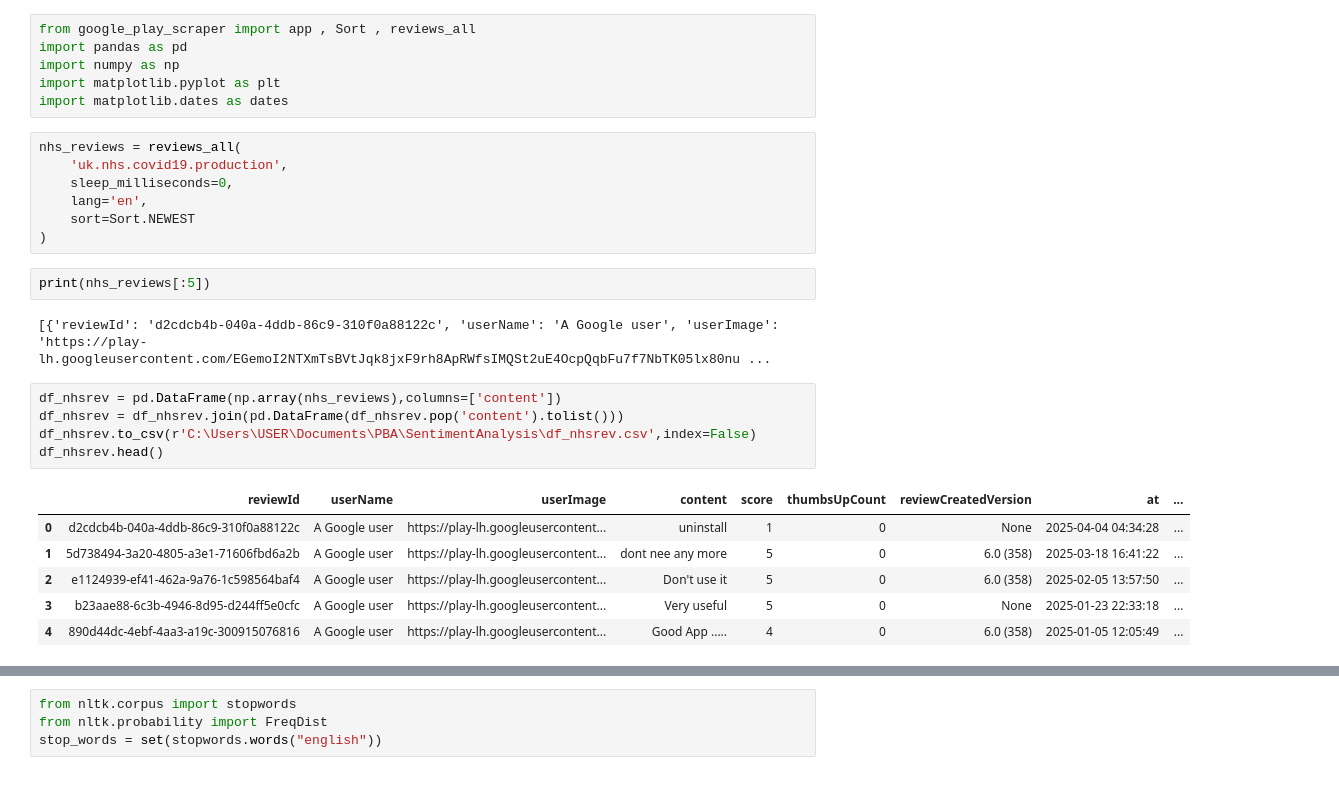
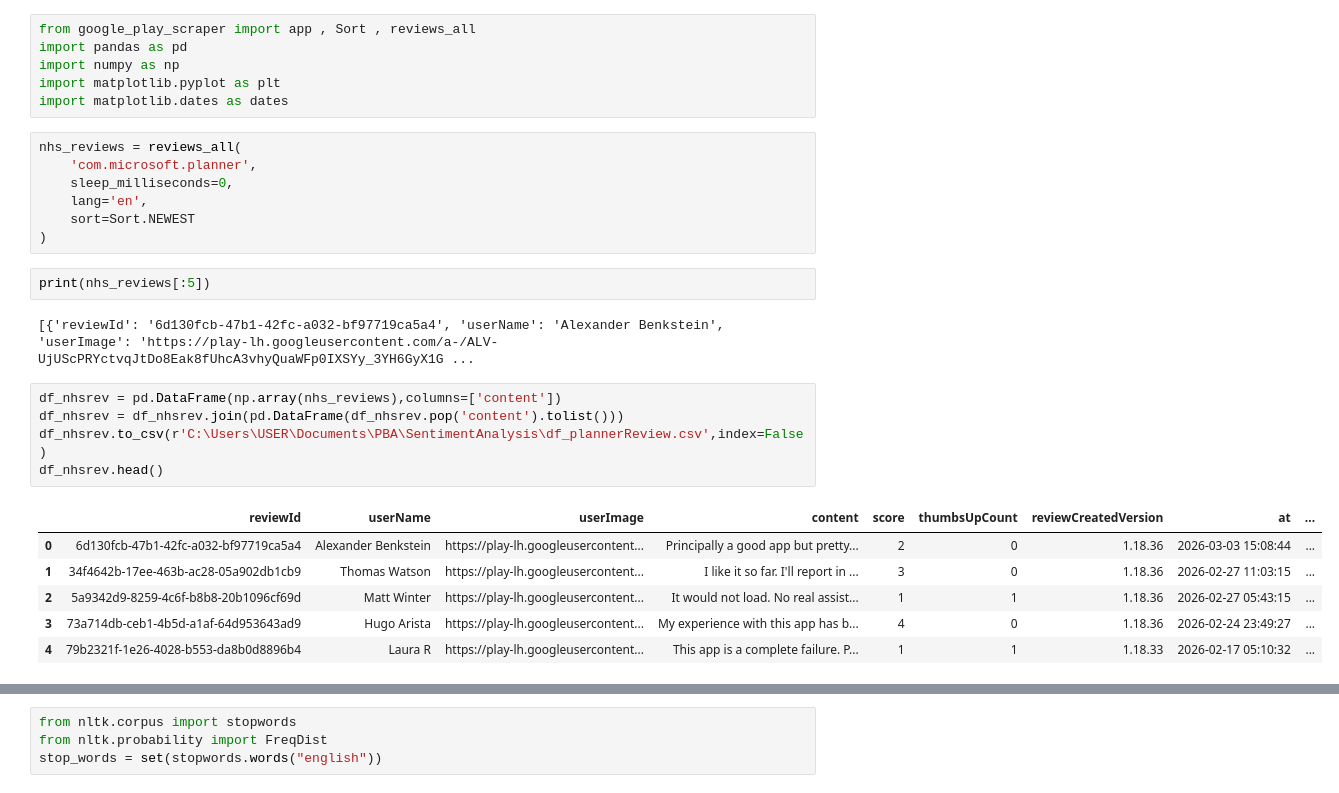
Before and after one commit to adelinewidyatmoko/PBA_MicrosoftPlannerSentimentAnalysis, a Jupyter notebook: ScrappingNHSReviews.ipynb, the cells around one changed output, grey strips where cells are left out. Saved outputs shown, nothing was run; the diff lists cells and outputs as text.

```diff
--- a/ScrappingNHSReviews.ipynb
+++ b/ScrappingNHSReviews.ipynb
@@ -40,7 +40,7 @@ import matplotlib.pyplot as plt
 import matplotlib.dates as dates
 # %%
 nhs_reviews = reviews_all(
-    'uk.nhs.covid19.production',
+    'com.microsoft.planner',
     sleep_milliseconds=0,
     lang='en',
     sort=Sort.NEWEST
@@ -48,19 +48,19 @@ nhs_reviews = reviews_all(
 # %%
 print(nhs_reviews[:5])
 # %% [output]
-[{'reviewId': 'd2cdcb4b-040a-4ddb-86c9-310f0a88122c', 'userName': 'A Google user', 'userImage': 'https://play-lh.googleusercontent.com/EGemoI2NTXmTsBVtJqk8jxF9rh8ApRWfsIMQSt2uE4OcpQqbFu7f7NbTK05lx80nu ...
+[{'reviewId': '6d130fcb-47b1-42fc-a032-bf97719ca5a4', 'userName': 'Alexander Benkstein', 'userImage': 'https://play-lh.googleusercontent.com/a-/ALV-UjUScPRYctvqJtDo8Eak8fUhcA3vhyQuaWFp0IXSYy_3YH6GyX1G ...
 # %%
 df_nhsrev = pd.DataFrame(np.array(nhs_reviews),columns=['content'])
 df_nhsrev = df_nhsrev.join(pd.DataFrame(df_nhsrev.pop('content').tolist()))
-df_nhsrev.to_csv(r'C:\Users\USER\Documents\PBA\SentimentAnalysis\df_nhsrev.csv',index=False)
+df_nhsrev.to_csv(r'C:\Users\USER\Documents\PBA\SentimentAnalysis\df_plannerReview.csv',index=False)
 df_nhsrev.head()
 # %% [output]
 |  | reviewId | userName | userImage | content | score | thumbsUpCount | reviewCreatedVersion | at | ... |
-| 0 | d2cdcb4b-040a-4ddb-86c9-310f0a88122c | A Google user | https://play-lh.googleusercontent... | uninstall | 1 | 0 | None | 2025-04-04 04:34:28 | ... |
-| 1 | 5d738494-3a20-4805-a3e1-71606fbd6a2b | A Google user | https://play-lh.googleusercontent... | dont nee any more | 5 | 0 | 6.0 (358) | 2025-03-18 16:41:22 | ... |
-| 2 | e1124939-ef41-462a-9a76-1c598564baf4 | A Google user | https://play-lh.googleusercontent... | Don't use it | 5 | 0 | 6.0 (358) | 2025-02-05 13:57:50 | ... |
-| 3 | b23aae88-6c3b-4946-8d95-d244ff5e0cfc | A Google user | https://play-lh.googleusercontent... | Very useful | 5 | 0 | None | 2025-01-23 22:33:18 | ... |
-| 4 | 890d44dc-4ebf-4aa3-a19c-300915076816 | A Google user | https://play-lh.googleusercontent... | Good App ..... | 4 | 0 | 6.0 (358) | 2025-01-05 12:05:49 | ... |
+| 0 | 6d130fcb-47b1-42fc-a032-bf97719ca5a4 | Alexander Benkstein | https://play-lh.googleusercontent... | Principally a good app but pretty... | 2 | 0 | 1.18.36 | 2026-03-03 15:08:44 | ... |
+| 1 | 34f4642b-17ee-463b-ac28-05a902db1cb9 | Thomas Watson | https://play-lh.googleusercontent... | I like it so far. I'll report in ... | 3 | 0 | 1.18.36 | 2026-02-27 11:03:15 | ... |
+| 2 | 5a9342d9-8259-4c6f-b8b8-20b1096cf69d | Matt Winter | https://play-lh.googleusercontent... | It would not load. No real assist... | 1 | 1 | 1.18.36 | 2026-02-27 05:43:15 | ... |
+| 3 | 73a714db-ceb1-4b5d-a1af-64d953643ad9 | Hugo Arista | https://play-lh.googleusercontent... | My experience with this app has b... | 4 | 0 | 1.18.36 | 2026-02-24 23:49:27 | ... |
+| 4 | 79b2321f-1e26-4028-b553-da8b0d8896b4 | Laura R | https://play-lh.googleusercontent... | This app is a complete failure. P... | 1 | 1 | 1.18.33 | 2026-02-17 05:10:32 | ... |
 # %%
 #clean the content column (impossible because we cannot control people's reviews)
 # EDA (Explnatory Data Analysis )
```
Also changed, not shown: parts of 22 cells of this notebook, 5 other files.
